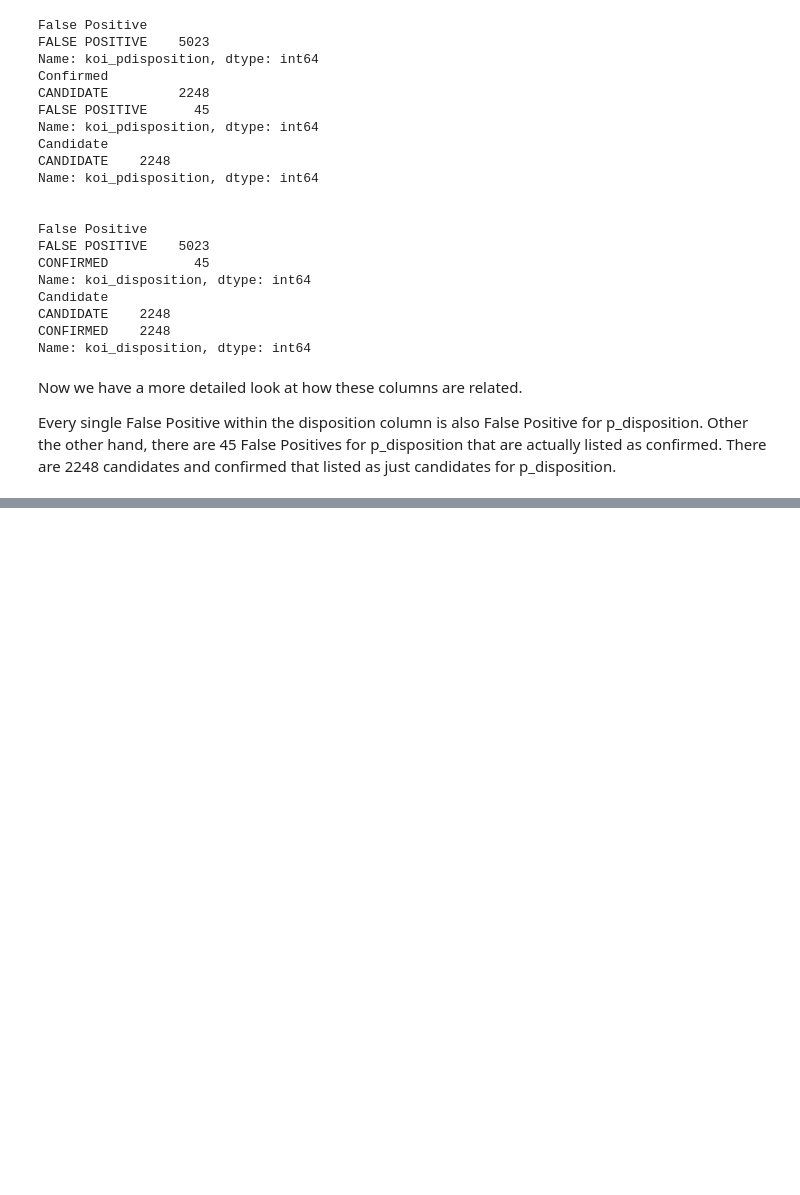
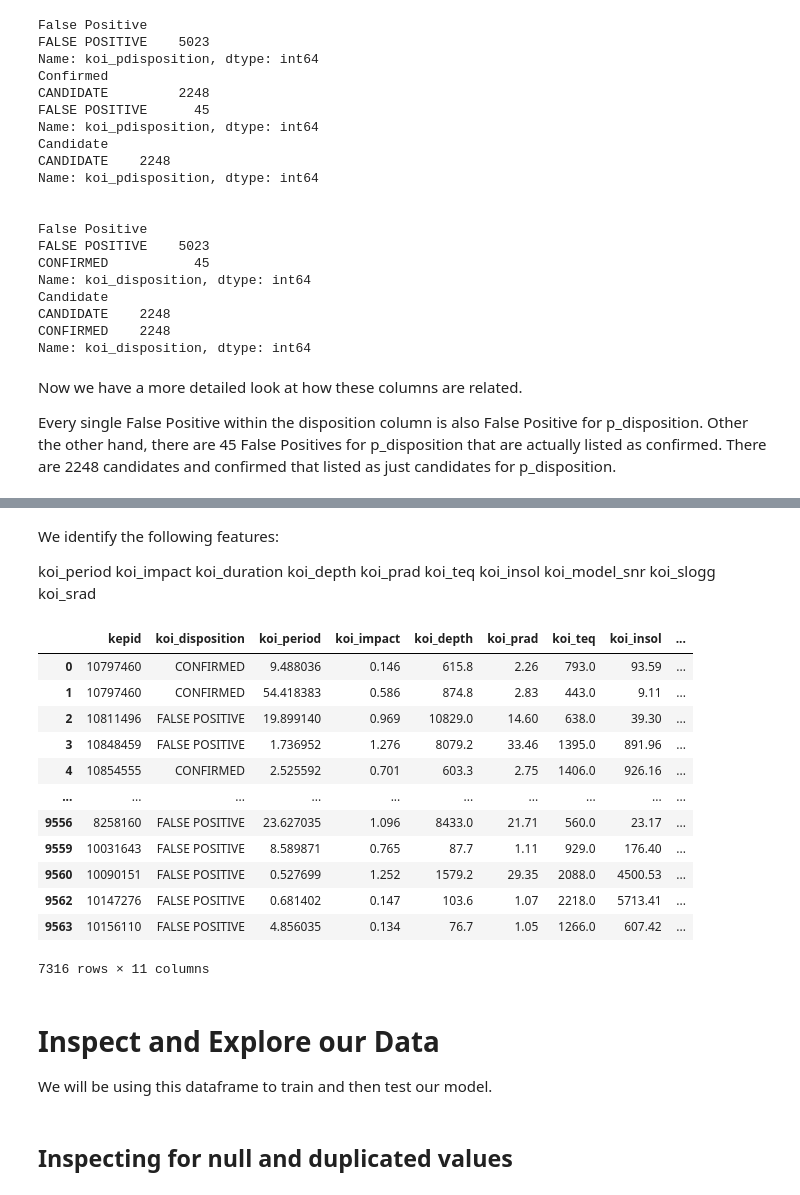
Before and after one commit to clywedoglens/kepler-exoplanets, a Jupyter notebook: Exoplanet Project.ipynb, the cells around one changed output, grey strips where cells are left out. Saved outputs shown, nothing was run; the diff lists cells and outputs as text; code cells hidden in the pictures; blank space fills up the shorter version.

```diff
--- a/Exoplanet Project.ipynb
+++ b/Exoplanet Project.ipynb
@@ -111,0 +166,43 @@ for col in transit_cols:
+# %% [markdown]
+We identify the following features:
+
+koi_period
+koi_impact
+koi_duration
+koi_depth
+koi_prad
+koi_teq
+koi_insol
+koi_model_snr
+koi_slogg
+koi_srad
+# %%
+cols_of_interest = ['koi_period', 'koi_impact', 'koi_depth', 'koi_prad',
+                    'koi_teq', 'koi_insol', 'koi_model_snr', 'koi_slogg',
+                    'koi_srad']
+
+columns = ['kepid', 'koi_disposition'] + cols_of_interest
+
+main_coi = df_excandidates.filter(items=columns)
+
+main_coi
+# %% [output]
+|  | kepid | koi_disposition | koi_period | koi_impact | koi_depth | koi_prad | koi_teq | koi_insol | ... |
+| 0 | 10797460 | CONFIRMED | 9.488036 | 0.146 | 615.8 | 2.26 | 793.0 | 93.59 | ... |
+| 1 | 10797460 | CONFIRMED | 54.418383 | 0.586 | 874.8 | 2.83 | 443.0 | 9.11 | ... |
+| 2 | 10811496 | FALSE POSITIVE | 19.899140 | 0.969 | 10829.0 | 14.60 | 638.0 | 39.30 | ... |
+| 3 | 10848459 | FALSE POSITIVE | 1.736952 | 1.276 | 8079.2 | 33.46 | 1395.0 | 891.96 | ... |
+| 4 | 10854555 | CONFIRMED | 2.525592 | 0.701 | 603.3 | 2.75 | 1406.0 | 926.16 | ... |
+| ... | ... | ... | ... | ... | ... | ... | ... | ... | ... |
+| 9556 | 8258160 | FALSE POSITIVE | 23.627035 | 1.096 | 8433.0 | 21.71 | 560.0 | 23.17 | ... |
+| 9559 | 10031643 | FALSE POSITIVE | 8.589871 | 0.765 | 87.7 | 1.11 | 929.0 | 176.40 | ... |
+| 9560 | 10090151 | FALSE POSITIVE | 0.527699 | 1.252 | 1579.2 | 29.35 | 2088.0 | 4500.53 | ... |
+| 9562 | 10147276 | FALSE POSITIVE | 0.681402 | 0.147 | 103.6 | 1.07 | 2218.0 | 5713.41 | ... |
+| 9563 | 10156110 | FALSE POSITIVE | 4.856035 | 0.134 | 76.7 | 1.05 | 1266.0 | 607.42 | ... |
+7316 rows × 11 columns
+# %% [markdown]
+# Inspect and Explore our Data
+
+We will be using this dataframe to train and then test our model.
+# %% [markdown]
+## Inspecting for null and duplicated values
```
Also changed, not shown: parts of 18 cells of this notebook.
